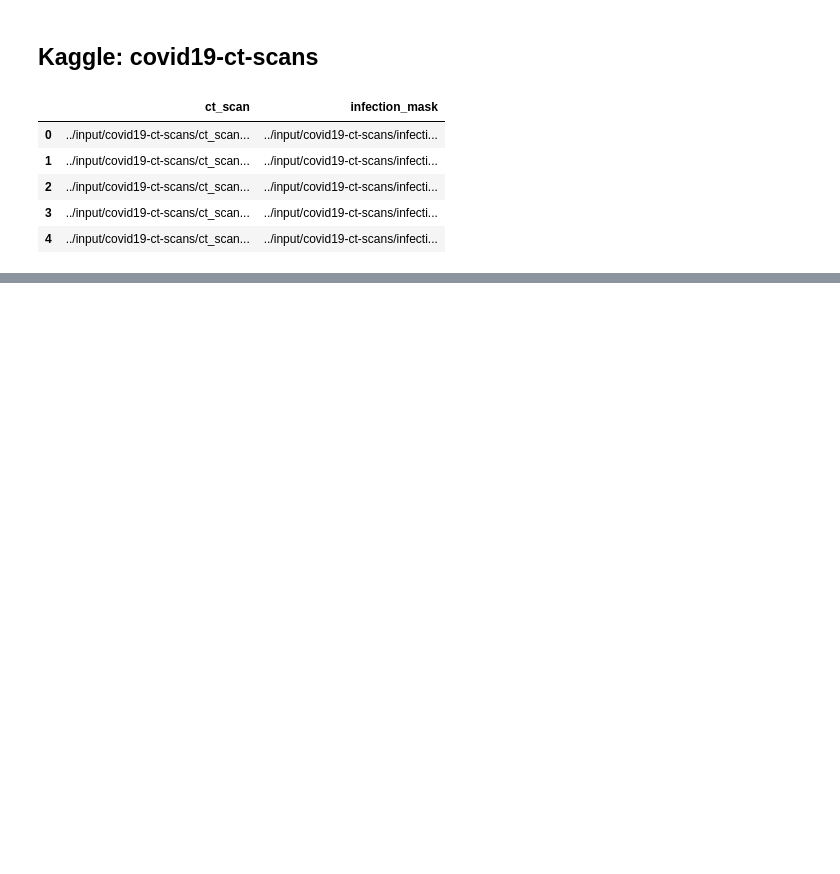
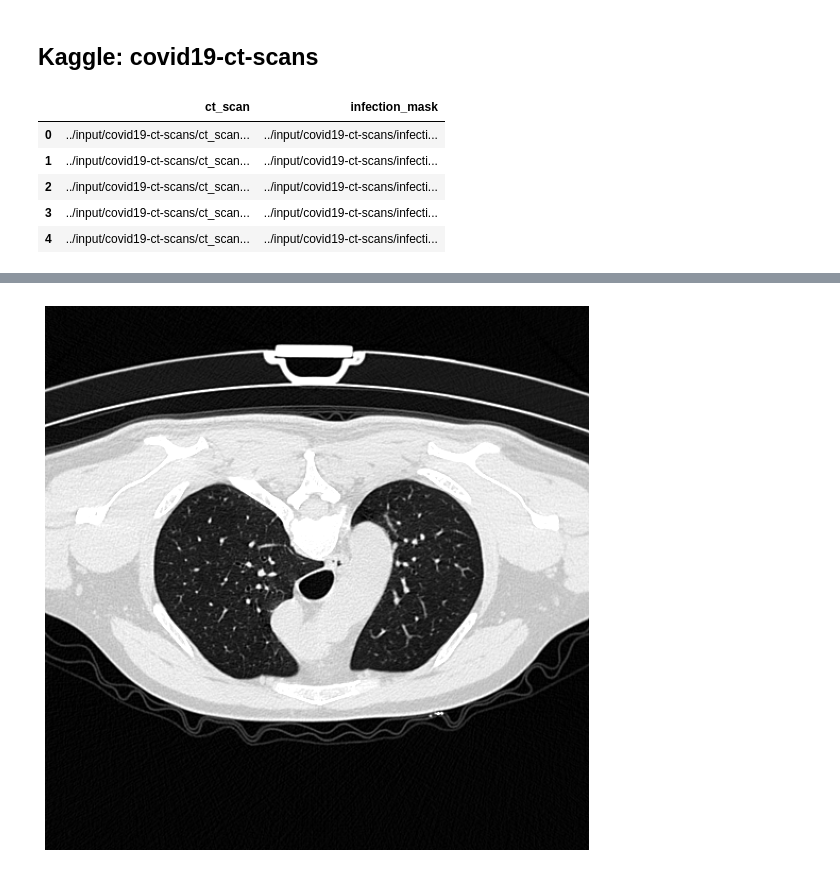
Before and after one commit to CoronaWhy/lunglens, a Jupyter notebook: semi_s_training/2. Store as numpy.ipynb, the cells around one changed output, grey strips where cells are left out. Drawn from its saved outputs; the diff is of its cells as text; code cells hidden in the pictures; blank space fills up the shorter version.

```diff
--- a/semi_s_training/2. Store as numpy.ipynb
+++ b/semi_s_training/2. Store as numpy.ipynb
@@ -116,0 +110,7 @@ for scan_id in tqdm(df.scan_path):
+# %%
+random_h_slices = random.choice(list((dest_dir / 'healthy').glob('*.npy')))
+
+data = np.load(str(random_h_slices))
+print_slice(data)
+# %% [output]
+[figure, added]
```
Also changed, not shown: parts of 5 cells of this notebook.
